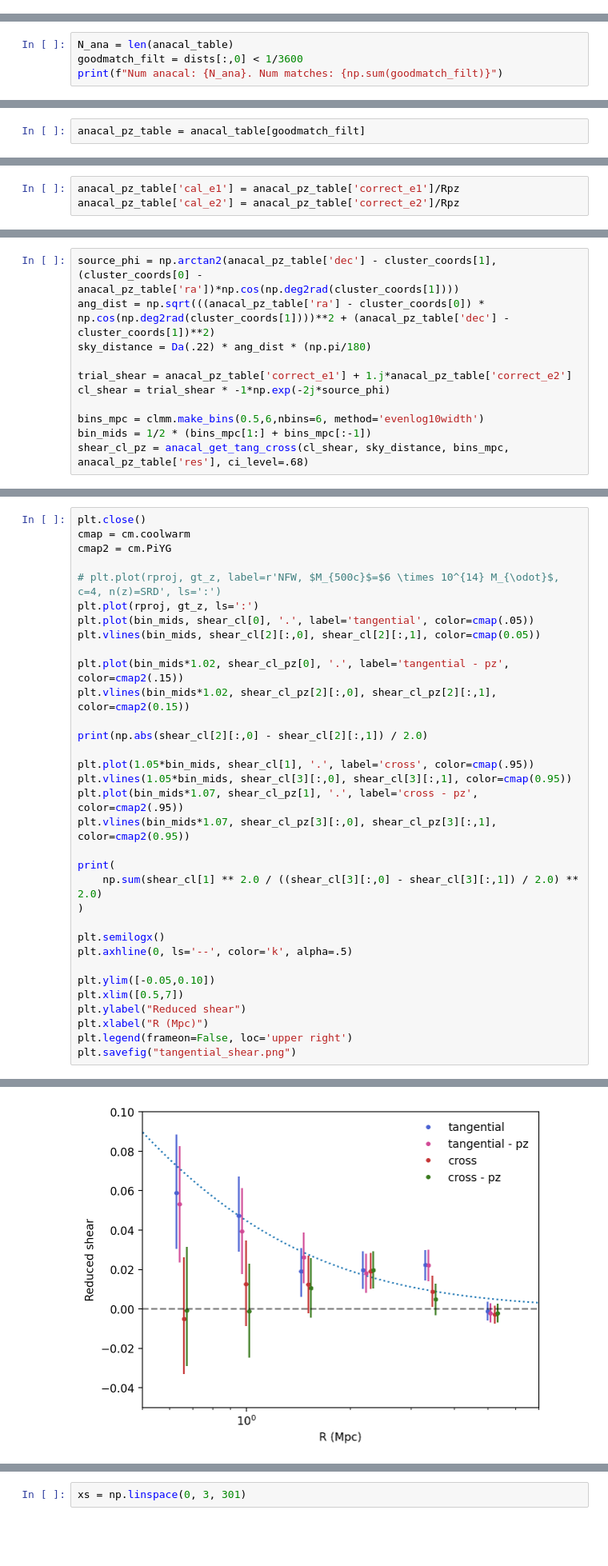
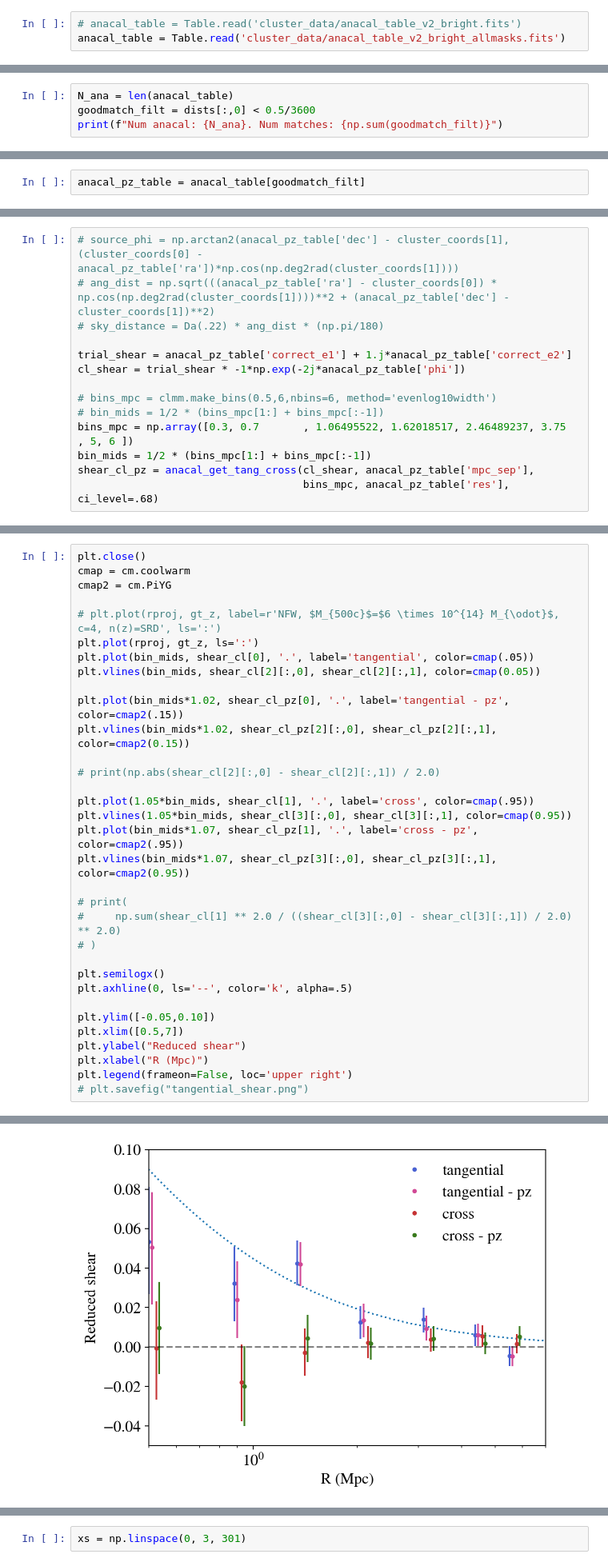
Before and after one commit to lsst-sitcom/comcam_clusters, a Jupyter notebook: ACO360_WL_Anacal_PZmatching.ipynb, the cells around one changed output, grey strips where cells are left out. Shown at 80% size. Saved outputs shown, nothing was run; the diff lists cells and outputs as text; blank space fills up the shorter version.

```diff
--- a/ACO360_WL_Anacal_PZmatching.ipynb
+++ b/ACO360_WL_Anacal_PZmatching.ipynb
@@ -588,6 +874,9 @@ import pandas as pd
 import qp
 from scipy.spatial import KDTree
 from astropy.coordinates import SkyCoord
+# %%
+# anacal_table = Table.read('cluster_data/anacal_table_v2_bright.fits')
+anacal_table = Table.read('cluster_data/anacal_table_v2_bright_allmasks.fits')
 # %%
 # Running at USDF RSP?
 pz_sv38_point = '/sdf/data/rubin/shared/pz/projects/dp1/data/gold_baseline/dp1_sv38/dp1_v29.0.0_gold_Rubin_SV_38_7_photoz_cat.parquet'
@@ -691,5 +981,5 @@ Text(0, 0.5, 'Counts')
 # %%
 N_ana = len(anacal_table)
-goodmatch_filt = dists[:,0] < 1/3600
+goodmatch_filt = dists[:,0] < 0.5/3600
 print(f"Num anacal: {N_ana}. Num matches: {np.sum(goodmatch_filt)}")
 # %% [output]
@@ -711,4 +999 @@ Rpz = np.mean(anacal_pz_table['res'])
-# %%
-anacal_pz_table['cal_e1'] = anacal_pz_table['correct_e1']/Rpz
-anacal_pz_table['cal_e2'] = anacal_pz_table['correct_e2']/Rpz
 # %%
@@ -716,14 +1001,17 @@ anacal_pz_table.write('cluster_data/anacal_pz_table.fits', format='fits', overwr
 # %%
-source_phi = np.arctan2(anacal_pz_table['dec'] - cluster_coords[1], (cluster_coords[0] - anacal_pz_table['ra'])*np.cos(np.deg2rad(cluster_coords[1])))
-ang_dist = np.sqrt(((anacal_pz_table['ra'] - cluster_coords[0]) * np.cos(np.deg2rad(cluster_coords[1])))**2 + (anacal_pz_table['dec'] - cluster_coords[1])**2)
-sky_distance = Da(.22) * ang_dist * (np.pi/180)
+# source_phi = np.arctan2(anacal_pz_table['dec'] - cluster_coords[1], (cluster_coords[0] - anacal_pz_table['ra'])*np.cos(np.deg2rad(cluster_coords[1])))
+# ang_dist = np.sqrt(((anacal_pz_table['ra'] - cluster_coords[0]) * np.cos(np.deg2rad(cluster_coords[1])))**2 + (anacal_pz_table['dec'] - cluster_coords[1])**2)
+# sky_distance = Da(.22) * ang_dist * (np.pi/180)
 
 trial_shear = anacal_pz_table['correct_e1'] + 1.j*anacal_pz_table['correct_e2']
-cl_shear = trial_shear * -1*np.exp(-2j*source_phi)
+cl_shear = trial_shear * -1*np.exp(-2j*anacal_pz_table['phi'])
 
-bins_mpc = clmm.make_bins(0.5,6,nbins=6, method='evenlog10width')
+# bins_mpc = clmm.make_bins(0.5,6,nbins=6, method='evenlog10width')
+# bin_mids = 1/2 * (bins_mpc[1:] + bins_mpc[:-1])
+bins_mpc = np.array([0.3, 0.7       , 1.06495522, 1.62018517, 2.46489237, 3.75    , 5, 6 ])
 bin_mids = 1/2 * (bins_mpc[1:] + bins_mpc[:-1])
-shear_cl_pz = anacal_get_tang_cross(cl_shear, sky_distance, bins_mpc, anacal_pz_table['res'], ci_level=.68)
+shear_cl_pz = anacal_get_tang_cross(cl_shear, anacal_pz_table['mpc_sep'],
+                                    bins_mpc, anacal_pz_table['res'], ci_level=.68)
 # %%
 moo = clmm.Modeling(massdef="critical", delta_mdef=500, halo_profile_model="nfw")
 moo.set_cosmo(cosmo)
@@ -745,16 +1033,16 @@ plt.vlines(bin_mids, shear_cl[2][:,0], shear_cl[2][:,1], color=cmap(0.05))
 plt.plot(bin_mids*1.02, shear_cl_pz[0], '.', label='tangential - pz', color=cmap2(.15))
 plt.vlines(bin_mids*1.02, shear_cl_pz[2][:,0], shear_cl_pz[2][:,1], color=cmap2(0.15))
 
-print(np.abs(shear_cl[2][:,0] - shear_cl[2][:,1]) / 2.0)
+# print(np.abs(shear_cl[2][:,0] - shear_cl[2][:,1]) / 2.0)
 
 plt.plot(1.05*bin_mids, shear_cl[1], '.', label='cross', color=cmap(.95))
 plt.vlines(1.05*bin_mids, shear_cl[3][:,0], shear_cl[3][:,1], color=cmap(0.95))
 plt.plot(bin_mids*1.07, shear_cl_pz[1], '.', label='cross - pz', color=cmap2(.95))
 plt.vlines(bin_mids*1.07, shear_cl_pz[3][:,0], shear_cl_pz[3][:,1], color=cmap2(0.95))
 
-print(
-    np.sum(shear_cl[1] ** 2.0 / ((shear_cl[3][:,0] - shear_cl[3][:,1]) / 2.0) ** 2.0)
-)
+# print(
+#     np.sum(shear_cl[1] ** 2.0 / ((shear_cl[3][:,0] - shear_cl[3][:,1]) / 2.0) ** 2.0)
+# )
 
 plt.semilogx()
 plt.axhline(0, ls='--', color='k', alpha=.5)
@@ -764,5 +1052,5 @@ plt.xlim([0.5,7])
 plt.ylabel("Reduced shear")
 plt.xlabel("R (Mpc)")
 plt.legend(frameon=False, loc='upper right')
-plt.savefig("tangential_shear.png")
+# plt.savefig("tangential_shear.png")
 # %% [output]
@@ -771 +1058 @@ plt.savefig("tangential_shear.png")
-[figure, old version]
+[figure, new version]
```
Also changed, not shown: parts of 60 cells of this notebook.
